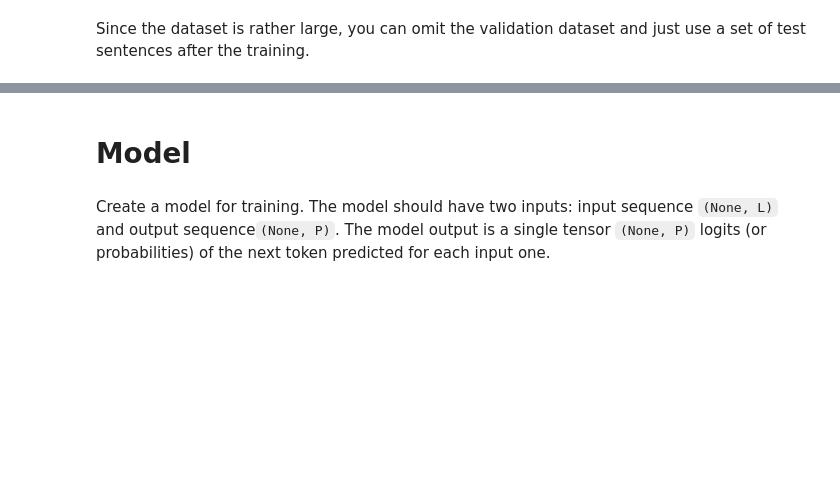
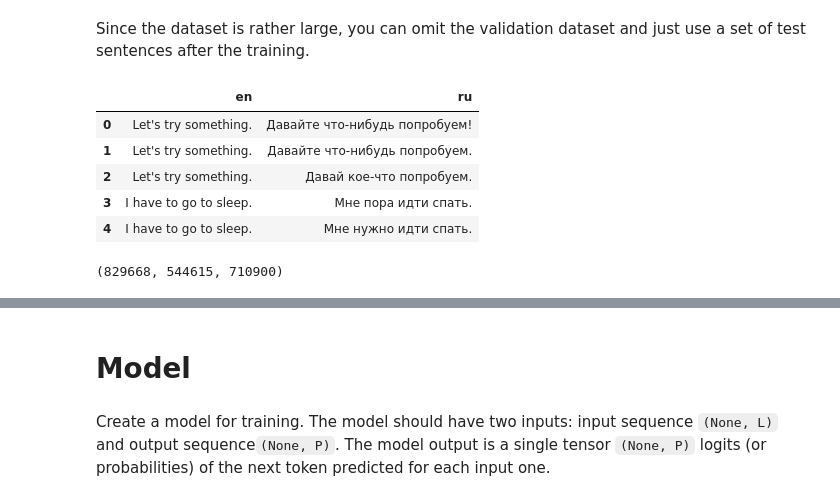
Before and after one commit to Dezzelshipc/CompMath2, a Jupyter notebook: nlp/01B Seq2Seq RNN/seq_seq.ipynb, the cells around one changed output, grey strips where cells are left out. Drawn from its saved outputs; the diff is of its cells as text; code cells hidden in the pictures; blank space fills up the shorter version.

```diff
--- a/nlp/01B Seq2Seq RNN/seq_seq.ipynb
+++ b/nlp/01B Seq2Seq RNN/seq_seq.ipynb
@@ -35,2 +75,30 @@ tokenizer.pad_token_id = tokenizer.eos_token_id
+# %%
+DATASET_PATH = Path("./dataset")
 # %% [markdown]
 Since the dataset is rather large, you can omit the validation dataset and just use a set of test sentences after the training.
+# %%
+def get_total_sentences():
+    en_sentences = pd.read_csv(DATASET_PATH / "eng_sentences.tsv", sep="\t", header=None, names=["en_id", "lang", "sentence"]).drop(columns=["lang"])
+    ru_sentences = pd.read_csv(DATASET_PATH / "rus_sentences.tsv", sep="\t", header=None, names=["ru_id", "lang", "sentence"]).drop(columns=["lang"])
+    links = pd.read_csv(DATASET_PATH / "links.tsv", sep="\t", header=None, names=["en_id", "ru_id"])
+    return (
+        links
+        .merge(en_sentences, on="en_id", how="inner")
+        .merge(ru_sentences, on="ru_id", how="inner")
+        .drop(columns=["en_id", "ru_id"])
+        .rename(columns={"sentence_x": "en", "sentence_y": "ru"})
+    )
+# %%
+total_sentences = get_total_sentences()
+total_sentences.head()
+# %% [output]
+|  | en | ru |
+| 0 | Let's try something. | Давайте что-нибудь попробуем! |
+| 1 | Let's try something. | Давайте что-нибудь попробуем. |
+| 2 | Let's try something. | Давай кое-что попробуем. |
+| 3 | I have to go to sleep. | Мне пора идти спать. |
+| 4 | I have to go to sleep. | Мне нужно идти спать. |
+# %%
+len(total_sentences), len(total_sentences.groupby("en")), len(total_sentences.groupby("ru"))
+# %% [output]
+(829668, 544615, 710900)
```
Also changed, not shown: parts of 18 cells of this notebook, 1 other file.
